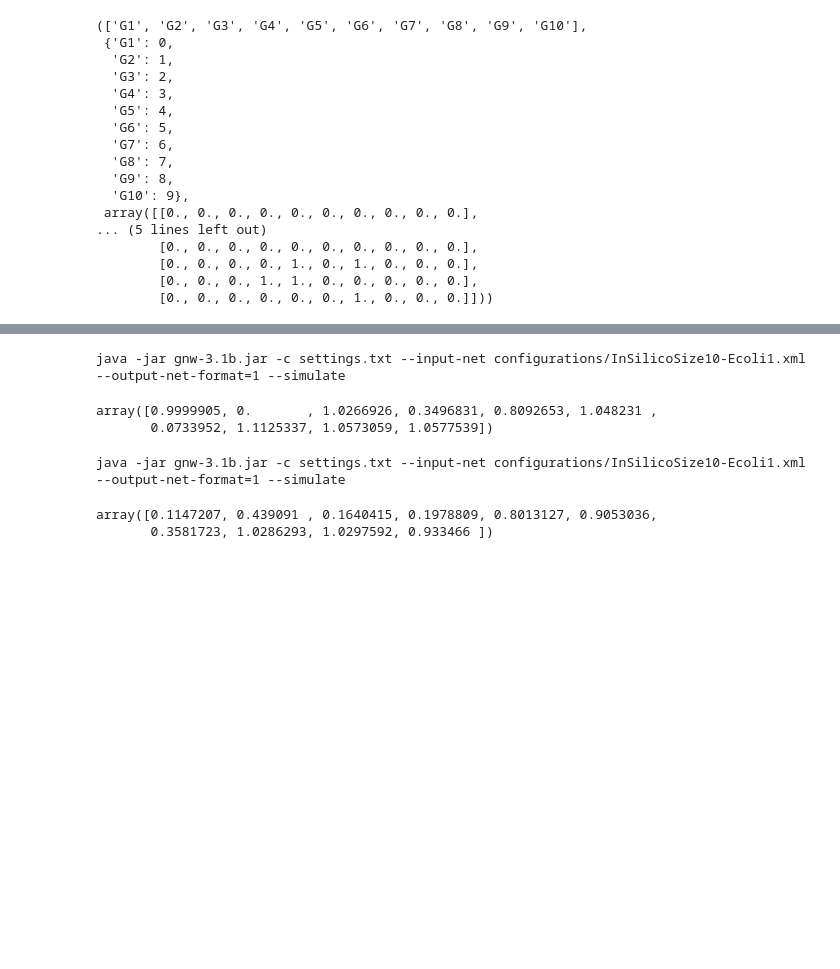
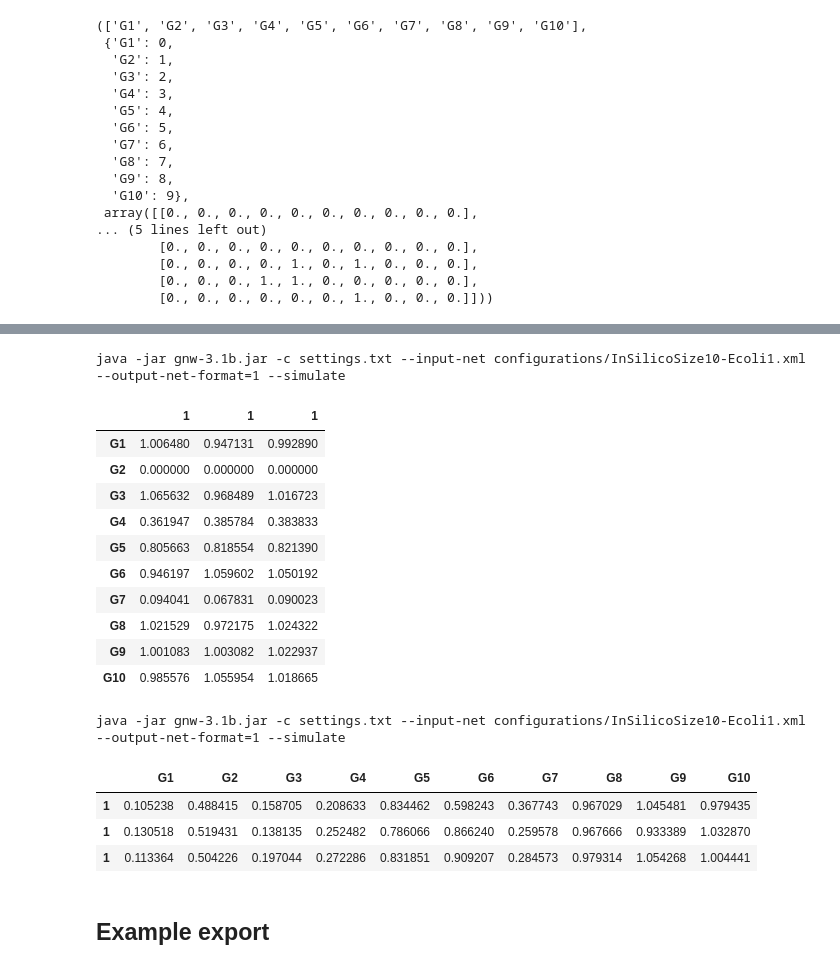
Before and after one commit to jakobzeitler/DEARM4_Exporter, a Jupyter notebook: dream4_exporter.ipynb, the cells around one changed output, grey strips where cells are left out. Saved outputs shown, nothing was run; the diff lists cells and outputs as text; code cells hidden in the pictures; blank space fills up the shorter version.

```diff
--- a/dream4_exporter.ipynb
+++ b/dream4_exporter.ipynb
@@ -28,31 +28,48 @@ Note: Knockdown/Knockout only generate one sample a time for the node specified
 # %%
 def observe(samples, name='InSilicoSize10-Ecoli1'):
     network = f'configurations/{name}.xml'
-    cmd = f'java -jar gnw-3.1b.jar -c settings.txt --input-net {network} --output-net-format=1 --simulate'
+    cmd = f'java -Djava.awt.headless=true -jar gnw-3.1b.jar -c settings.txt --input-net {network} --output-net-format=1 --simulate'
     print(cmd)
 
     data = []
     for _ in tqdm.tqdm(range(samples)):
         subprocess.check_call(cmd.split(' '),  stderr=subprocess.DEVNULL)
         data.append(pd.read_csv(f'{name}_wildtype.tsv', sep='\t'))
-    return pd.concat(data).to_numpy()
+    return pd.concat(data)
 
 
-def intervene(node, name='InSilicoSize10-Ecoli1'):
+def intervene(samples, node, name='InSilicoSize10-Ecoli1'):
     network = f'configurations/{name}.xml'
-    cmd = f'java -jar gnw-3.1b.jar -c settings.txt --input-net {network} --output-net-format=1 --simulate'
+    cmd = f'java -Djava.awt.headless=true -jar gnw-3.1b.jar -c settings.txt --input-net {network} --output-net-format=1 --simulate'
     print(cmd)
-    subprocess.check_call(cmd.split(' '),  stderr=subprocess.DEVNULL)
-    data = pd.read_csv(f'{name}_knockouts.tsv', sep='\t')
-    return data.iloc[node].to_numpy()
+    #subprocess.check_call(cmd.split(' '),  stderr=subprocess.DEVNULL)
+    #data = pd.read_csv(f'{name}_knockouts.tsv', sep='\t')
+    #return data.iloc[node]
 
-def knockdown(node, name='InSilicoSize10-Ecoli1'):
+    data = []
+    for _ in tqdm.tqdm(range(samples)):
+        subprocess.check_call(cmd.split(' '),  stderr=subprocess.DEVNULL)
+        row = pd.read_csv(f'{name}_knockouts.tsv', sep='\t').iloc[node]
+        if len(data) == 0:
+            data = row
+            continue
+        data = pd.concat([data, row], axis=1)
+    return data.T
+
+def knockdown(samples, node, name='InSilicoSize10-Ecoli1'):
     network = f'configurations/{name}.xml'
-    cmd = f'java -jar gnw-3.1b.jar -c settings.txt --input-net {network} --output-net-format=1 --simulate'
+    cmd = f'java -Djava.awt.headless=true -jar gnw-3.1b.jar -c settings.txt --input-net {network} --output-net-format=1 --simulate'
     print(cmd)
-    subprocess.check_call(cmd.split(' '), stderr=subprocess.DEVNULL)
-    data = pd.read_csv(f'{name}_knockdowns.tsv', sep='\t')
-    return data.iloc[node].to_numpy()
+
+    data = []
+    for _ in tqdm.tqdm(range(samples)):
+        subprocess.check_output(cmd.split(' '),  stderr=subprocess.DEVNULL)
+        row = pd.read_csv(f'{name}_knockdowns.tsv', sep='\t').iloc[node]
+        if len(data) == 0:
+            data = row
+            continue
+        data = pd.concat([data, row], axis=1)
+    return data.T
 
 
 def get_network(xml):
@@ -131,12 +139,25 @@ show_graph_with_labels(A, {i:n for i, n in enumerate(nodes)})
 # %%
-intervene(node=1) #only one sample at a time
+intervene(samples=3,node=1) #only one sample at a time
 # %% [output]
 java -jar gnw-3.1b.jar -c settings.txt --input-net configurations/InSilicoSize10-Ecoli1.xml --output-net-format=1 --simulate
-array([0.9999905, 0.       , 1.0266926, 0.3496831, 0.8092653, 1.048231 ,
-       0.0733952, 1.1125337, 1.0573059, 1.0577539])
+|  | 1 | 1 | 1 |
+| G1 | 1.006480 | 0.947131 | 0.992890 |
+| G2 | 0.000000 | 0.000000 | 0.000000 |
+| G3 | 1.065632 | 0.968489 | 1.016723 |
+| G4 | 0.361947 | 0.385784 | 0.383833 |
+| G5 | 0.805663 | 0.818554 | 0.821390 |
+| G6 | 0.946197 | 1.059602 | 1.050192 |
+| G7 | 0.094041 | 0.067831 | 0.090023 |
+| G8 | 1.021529 | 0.972175 | 1.024322 |
+| G9 | 1.001083 | 1.003082 | 1.022937 |
+| G10 | 0.985576 | 1.055954 | 1.018665 |
 # %%
-knockdown(node=1) #only one sample at a time
+knockdown(samples=3,node=1) #only one sample at a time
 # %% [output]
 java -jar gnw-3.1b.jar -c settings.txt --input-net configurations/InSilicoSize10-Ecoli1.xml --output-net-format=1 --simulate
-array([0.1147207, 0.439091 , 0.1640415, 0.1978809, 0.8013127, 0.9053036,
-       0.3581723, 1.0286293, 1.0297592, 0.933466 ])
+|  | G1 | G2 | G3 | G4 | G5 | G6 | G7 | G8 | G9 | G10 |
+| 1 | 0.105238 | 0.488415 | 0.158705 | 0.208633 | 0.834462 | 0.598243 | 0.367743 | 0.967029 | 1.045481 | 0.979435 |
+| 1 | 0.130518 | 0.519431 | 0.138135 | 0.252482 | 0.786066 | 0.866240 | 0.259578 | 0.967666 | 0.933389 | 1.032870 |
+| 1 | 0.113364 | 0.504226 | 0.197044 | 0.272286 | 0.831851 | 0.909207 | 0.284573 | 0.979314 | 1.054268 | 1.004441 |
+# %% [markdown]
+## Example export
```
Also changed, not shown: parts of 7 cells of this notebook, 26 other files.
